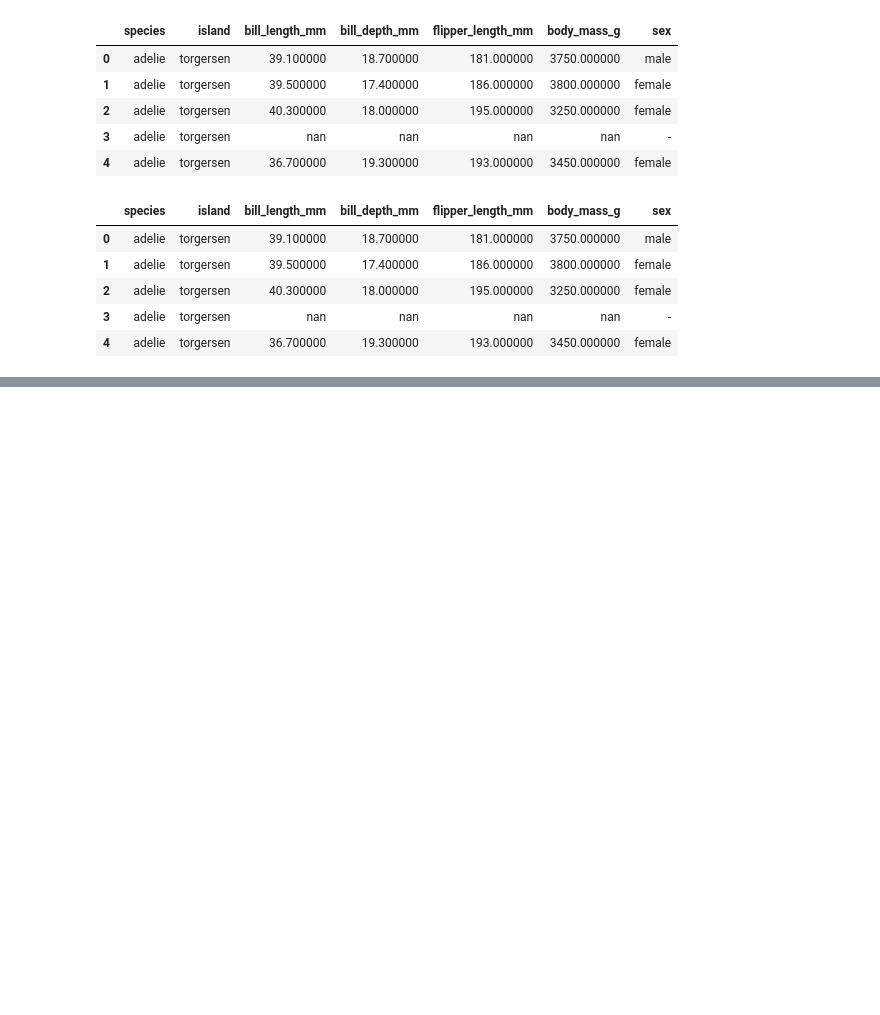
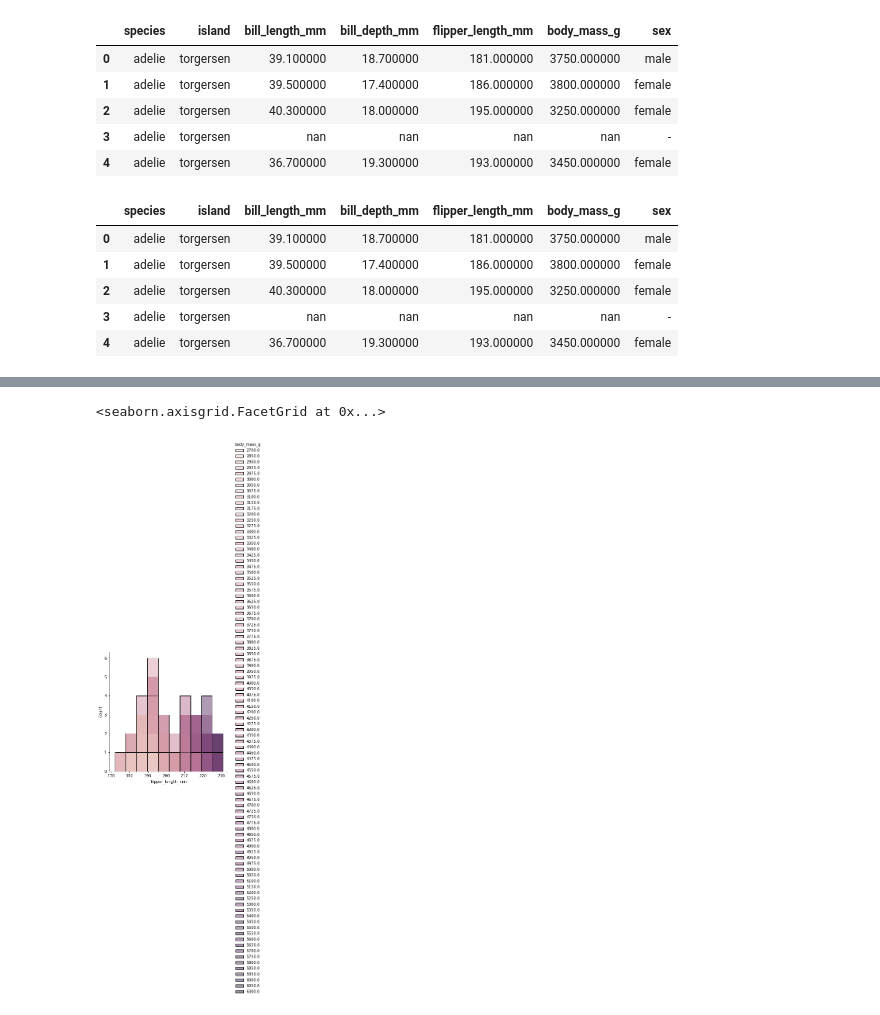
Before and after one commit to froll123/Python_Seminar10, a Jupyter notebook: Практическая_10.ipynb, the cells around one changed output, grey strips where cells are left out. Drawn from its saved outputs; the diff is of its cells as text; code cells hidden in the pictures; blank space fills up the shorter version.

```diff
--- a/Практическая_10.ipynb
+++ b/Практическая_10.ipynb
@@ -207,0 +238,5 @@ numeric_columns = ['bill_length_mm',
+# %%
+sns.displot(penguins, x="flipper_length_mm", hue="body_mass_g")
+# %% [output]
+<seaborn.axisgrid.FacetGrid at 0x...>
+[figure, added]
```
Also changed, not shown: parts of 10 cells of this notebook.
